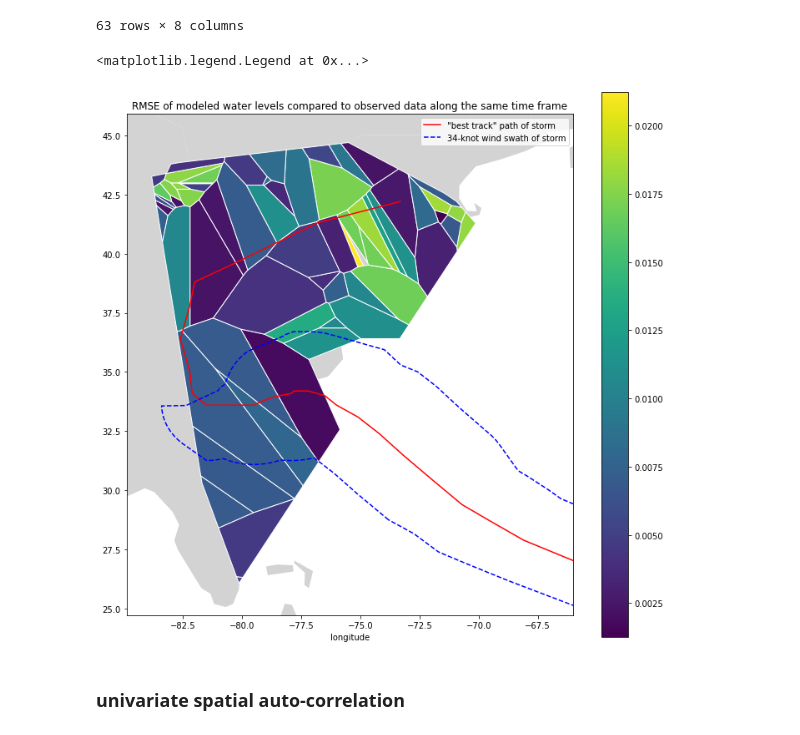
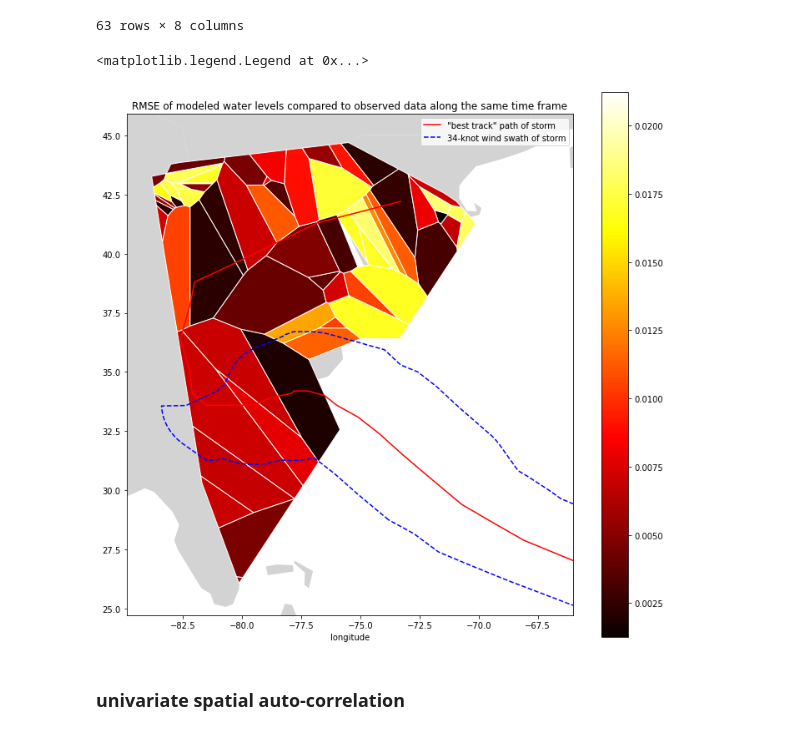
Before and after one commit to zacharyburnett/GEOG606, a Jupyter notebook: final/final_20220503.ipynb, the cells around one changed output. Saved outputs shown, nothing was run; the diff lists cells and outputs as text; code cells hidden in the pictures.

```diff
--- a/final/final_20220503.ipynb
+++ b/final/final_20220503.ipynb
@@ -125,6 +126,7 @@ modeled_water_levels = modeled_water_levels.drop(['nos_id'])
 modeled_water_levels = modeled_water_levels.rename({
     'station': 'nos_id',
 })
+modeled_water_levels = modeled_water_levels.sortby('nos_id')
 modeled_water_levels
 # %% [output]
 <xarray.Dataset>
@@ -218,6 +220,8 @@ observed_water_levels = observed_water_levels.rename({'t': 'time'})
 observed_water_levels['v'] /= 100
 observed_water_levels['s'] /= 100
 
+observed_water_levels = observed_water_levels.sortby('nos_id')
+
 observed_water_levels
 # %% [output]
 <xarray.Dataset>
@@ -528,30 +550,30 @@ rmse_dataframe
 # %%
 figure = pyplot.figure(figsize=(12, 12))
 axis = figure.add_subplot(1, 1, 1)
 
 countries.plot(color='lightgrey', ax=axis)
 best_track.data.plot.line(x='longitude', y='latitude', c='red', label='"best track" path of storm', ax=axis)
 axis.plot(*wind_swath_34kt.exterior.xy, '--', c='blue', label='34-knot wind swath of storm')
 axis.set_xlim(*stations_bounds[0, :])
 axis.set_ylim(*stations_bounds[1, :])
 
-rmse_dataframe.plot(column='rmse', edgecolor='white', ax=axis)
+rmse_dataframe.plot(column='rmse', edgecolor='white', cmap='hot', ax=axis)
 
-colorbar = pyplot.colorbar(
+pyplot.colorbar(
     ScalarMappable(norm=Normalize(
         vmin=rmse_dataframe['rmse'].min(),
         vmax=rmse_dataframe['rmse'].max()),
-        cmap=get_cmap('viridis'),
+        cmap=get_cmap('hot'),
     ),
     ax=axis,
 
 )
 
 axis.set_title('RMSE of modeled water levels compared to observed data along the same time frame')
 axis.legend()
 # %% [output]
 <matplotlib.legend.Legend at 0x...>
-[figure, old version]
+[figure, new version]
 # %% [markdown]
 ### univariate spatial auto-correlation
 # %%
```
Also changed, not shown: parts of 26 cells of this notebook.
